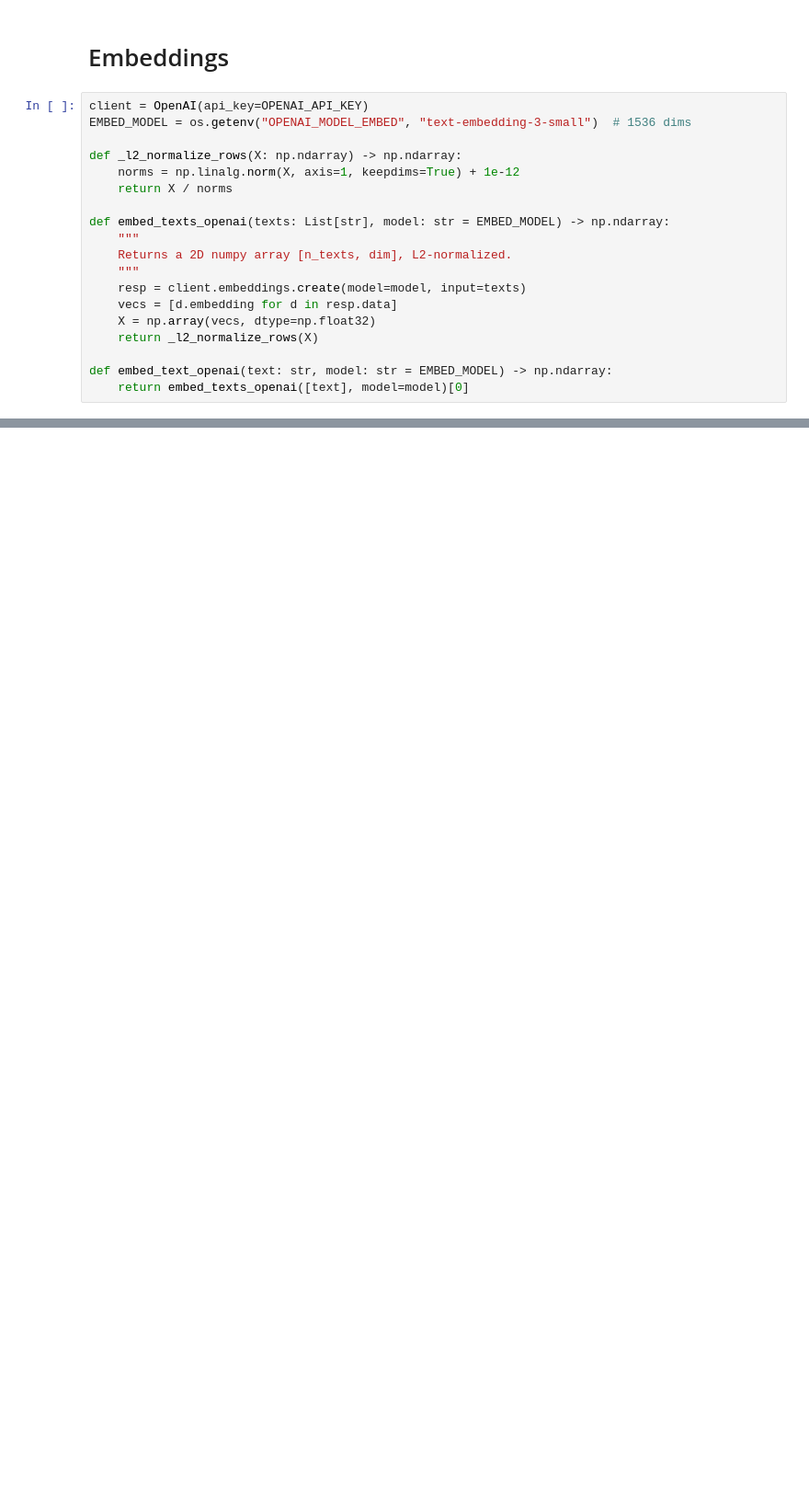
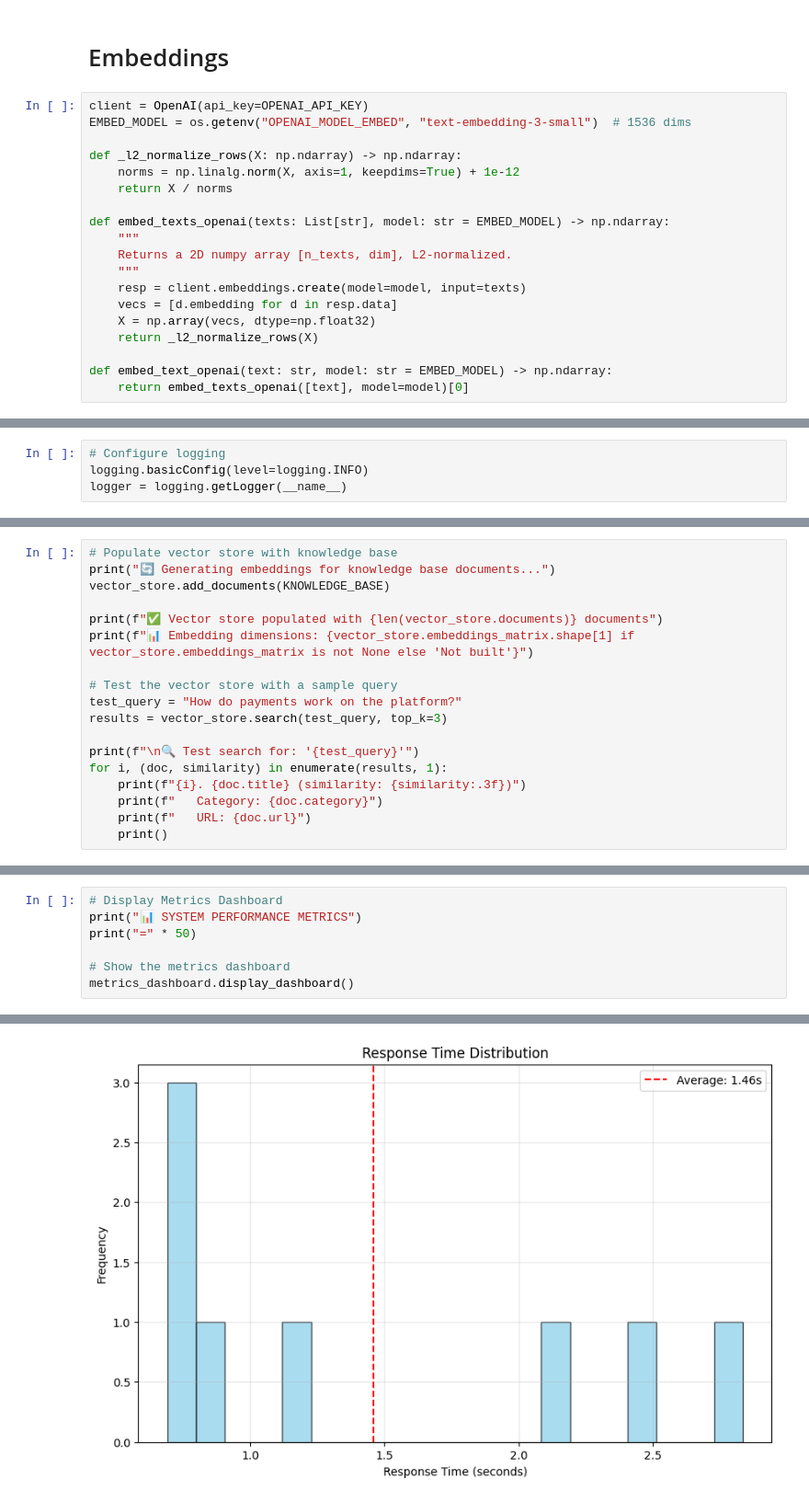
Before and after one commit to Javigrz/explicable_classification_rag, a Jupyter notebook: rag.ipynb, the cells around one changed output, grey strips where cells are left out. Shown: that part at 92% size. Drawn from its saved outputs; the diff is of its cells as text; blank space fills up the shorter version.

```diff
--- a/rag.ipynb
+++ b/rag.ipynb
@@ -130,0 +155,4 @@ def embed_text_openai(text: str, model: str = EMBED_MODEL) -> np.ndarray:
+# %%
+# Configure logging
+logging.basicConfig(level=logging.INFO)
+logger = logging.getLogger(__name__)
@@ -130,0 +420,18 @@ def embed_text_openai(text: str, model: str = EMBED_MODEL) -> np.ndarray:
+# %%
+# Populate vector store with knowledge base
+print("🔄 Generating embeddings for knowledge base documents...")
+vector_store.add_documents(KNOWLEDGE_BASE)
+
+print(f"✅ Vector store populated with {len(vector_store.documents)} documents")
+print(f"📊 Embedding dimensions: {vector_store.embeddings_matrix.shape[1] if vector_store.embeddings_matrix is not None else 'Not built'}")
+
+# Test the vector store with a sample query
+test_query = "How do payments work on the platform?"
+results = vector_store.search(test_query, top_k=3)
+
+print(f"\n🔍 Test search for: '{test_query}'")
+for i, (doc, similarity) in enumerate(results, 1):
+    print(f"{i}. {doc.title} (similarity: {similarity:.3f})")
+    print(f"   Category: {doc.category}")
+    print(f"   URL: {doc.url}")
+    print()
@@ -130,0 +1224,8 @@ def embed_text_openai(text: str, model: str = EMBED_MODEL) -> np.ndarray:
+# %%
+# Display Metrics Dashboard
+print("📊 SYSTEM PERFORMANCE METRICS")
+print("=" * 50)
+
+# Show the metrics dashboard
+metrics_dashboard.display_dashboard()
+# %% [output]
@@ -130,0 +1251 @@ def embed_text_openai(text: str, model: str = EMBED_MODEL) -> np.ndarray:
+[figure, added]
```
Also changed, not shown: parts of 20 cells of this notebook.
